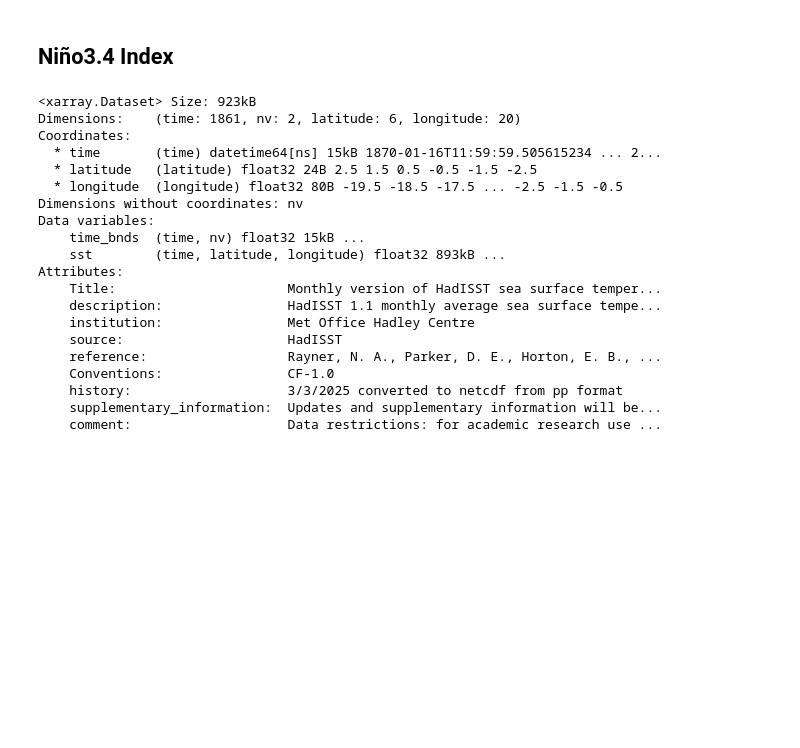
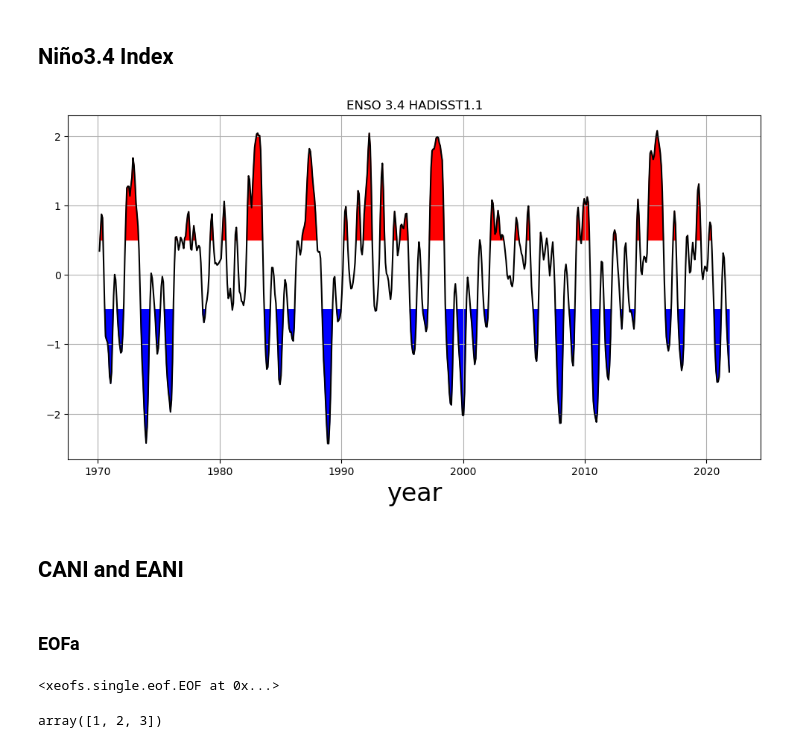
Before and after one commit to allan3prez/ATLN_HG, a Jupyter notebook: CESM_LENS2_ATLN_ENSO.ipynb, the cells around one changed output. Saved outputs shown, nothing was run; the diff lists cells and outputs as text; code cells hidden in the pictures; blank space fills up the shorter version.

Commit message:
added and checked the method from zhang et al and not getting the same results

```diff
--- a/CESM_LENS2_ATLN_ENSO.ipynb
+++ b/CESM_LENS2_ATLN_ENSO.ipynb
@@ -101,2 +129,6 @@ Attributes:
 # %% [markdown]
 # select data
+# %%
+dates = xr.date_range(start='1970-01-16', end='2022-01-16', freq='1ME')
+ds = ds.sel(time=dates, method='nearest')
+ds
@@ -103,3 +156,3 @@ Attributes:
 # %%
-ATL_hadisst = ds.sel(latitude=slice(10, -10), longitude=slice(-40, 20))
-ENSO34_hadisst = ds.sel(latitude=slice(5, -5), longitude=slice(-170, -120))
+ATL_hadisst = ds['sst'].sel(latitude=slice(10, -10), longitude=slice(-60, 20)).compute()
+ENSO34_hadisst = ds['sst'].sel(latitude=slice(5, -5), longitude=slice(-170, -120)).compute()
@@ -121,25 +181,2 @@ ValueError: Dimension(s) 'longitude' do not exist. Expected one or more of {'nv'
 # %% [markdown]
 ## Niño3.4 Index
-# %%
-ATL_hadisst
-# %% [output]
-<xarray.Dataset> Size: 923kB
-Dimensions:    (time: 1861, nv: 2, latitude: 6, longitude: 20)
-Coordinates:
-  * time       (time) datetime64[ns] 15kB 1870-01-16T11:59:59.505615234 ... 2...
-  * latitude   (latitude) float32 24B 2.5 1.5 0.5 -0.5 -1.5 -2.5
-  * longitude  (longitude) float32 80B -19.5 -18.5 -17.5 ... -2.5 -1.5 -0.5
-Dimensions without coordinates: nv
-Data variables:
-    time_bnds  (time, nv) float32 15kB ...
-    sst        (time, latitude, longitude) float32 893kB ...
-Attributes:
-    Title:                      Monthly version of HadISST sea surface temper...
-    description:                HadISST 1.1 monthly average sea surface tempe...
-    institution:                Met Office Hadley Centre
-    source:                     HadISST
-    reference:                  Rayner, N. A., Parker, D. E., Horton, E. B., ...
-    Conventions:                CF-1.0
-    history:                    3/3/2025 converted to netcdf from pp format
-    supplementary_information:  Updates and supplementary information will be...
-    comment:                    Data restrictions: for academic research use ...
@@ -145,0 +187,33 @@ Attributes:
+# %%
+ENSO34_clim = ENSO34_hadisst.mean(dim='time').compute()
+ENSO34_anom = ENSO34_hadisst - ENSO34_clim
+# all anomaly fields were linearly detrended zhang et al
+ENSO34_anom_dtrend = detrend_dim(ENSO34_anom, dim='time')
+# %%
+ENSO34_roll = ENSO34_anom_dtrend.rolling(time=3, center=True).mean()
+ENSO34_index = ENSO34_roll.mean(('longitude', 'latitude'), skipna=True).compute()
+# %%
+# index plot
+fig, ax = plt.subplots(figsize=(12,6))
+
+threshold = 0.5
+
+ax.plot(ENSO34_index.time, ENSO34_index, color='black')
+# gvutil.add_major_minor_ticks(ax, x_minor_per_major=15, y_minor_per_major=3, labelsize=20)
+
+# gvutil.set_axes_limits_and_ticks(ax,ylim=(-2., 2.))
+ax.fill_between(ENSO34_index.time, ENSO34_index,
+                y2=-threshold, where=ENSO34_index < -threshold,
+                color='blue', interpolate=True)
+ax.fill_between(ENSO34_index.time, ENSO34_index,
+                y2=threshold, where=ENSO34_index > threshold,
+                color='red', interpolate=True)
+
+plt.title('ENSO 3.4 HADISST1.1')
+ax.set_xlabel('year', fontsize=24)
+plt.grid()
+plt.show()
+# %% [output]
+[figure, added]
+# %% [markdown]
+## CANI and EANI
@@ -145,0 +229,12 @@ Attributes:
+# %% [markdown]
+### EOFa
+# %%
+model = xe.single.EOF(n_modes=3, standardize=True, use_coslat=True)
+model.fit(ATL_anom_dtrend, dim='time')
+# %% [output]
+<xeofs.single.eof.EOF at 0x...>
+# %%
+components = model.components()
+components['mode'].values
+# %% [output]
+array([1, 2, 3])
```
Also changed, not shown: parts of 18 cells of this notebook.
